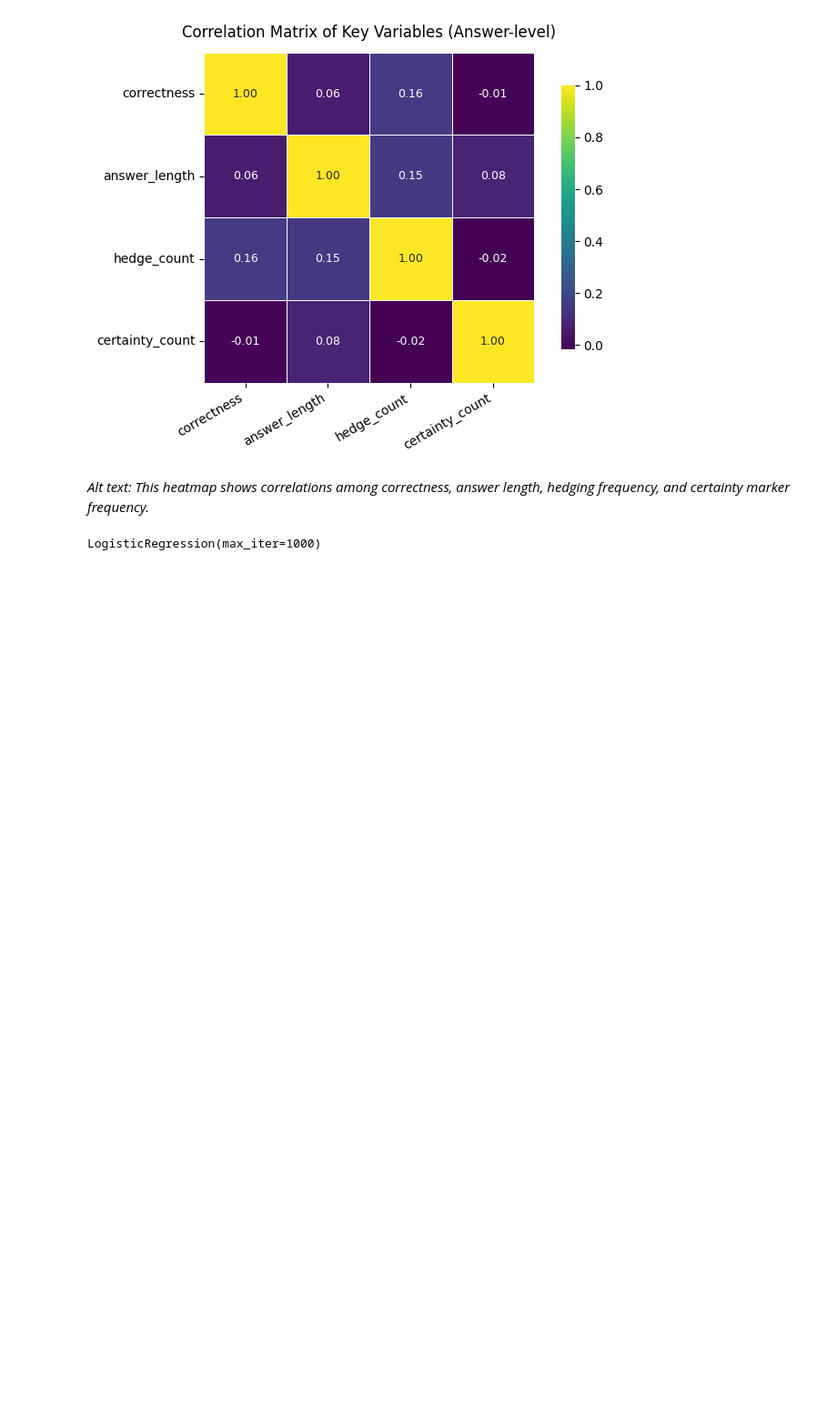
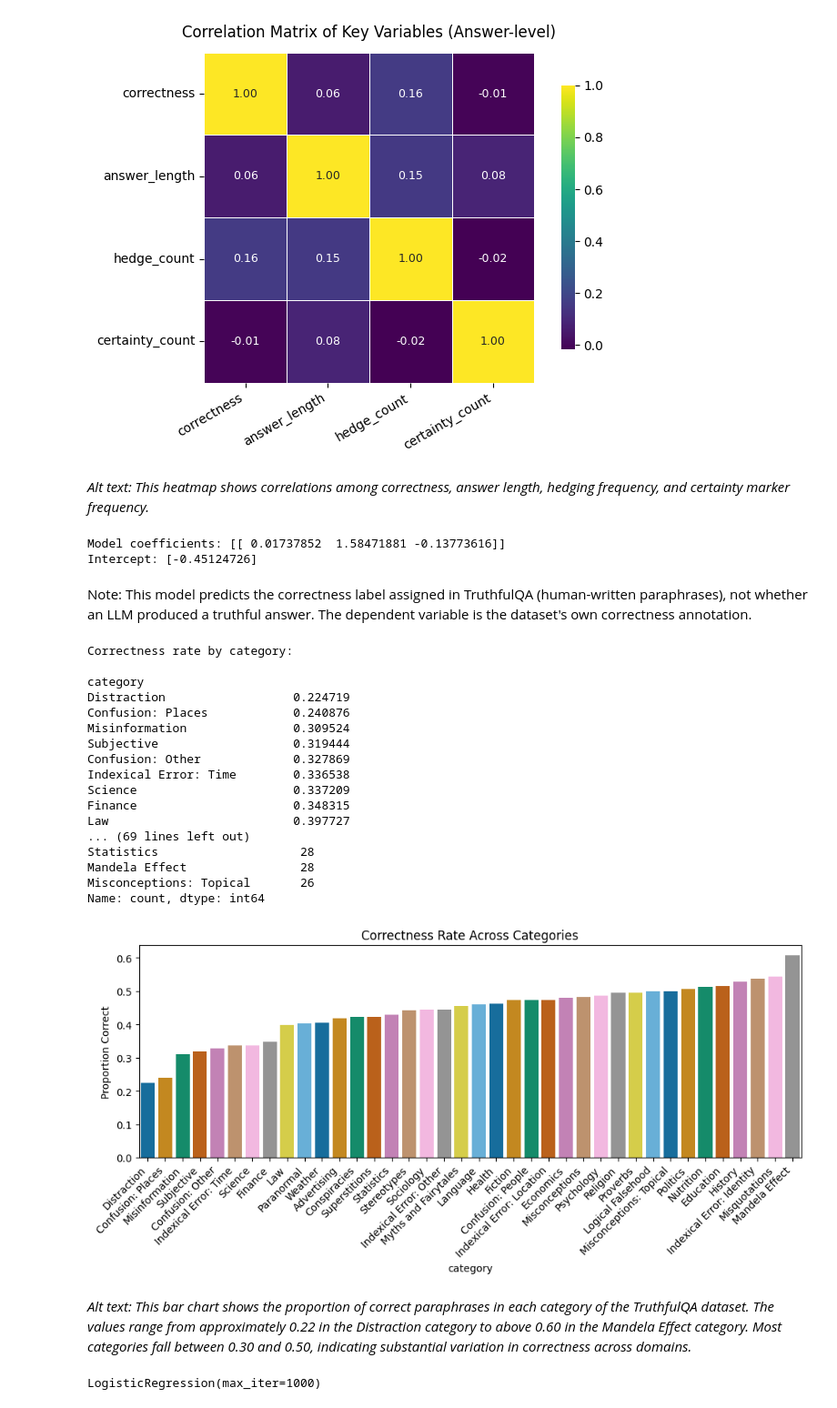
Before and after one commit to Feifei04Git/CMPU250-Project-Group5, a Jupyter notebook: preliminary_report/preliminary_analysis.ipynb, the cells around one changed output. Shown at 91% size. Drawn from its saved outputs; the diff is of its cells as text; code cells hidden in the pictures; blank space fills up the shorter version.

```diff
--- a/preliminary_report/preliminary_analysis.ipynb
+++ b/preliminary_report/preliminary_analysis.ipynb
@@ -322,6 +322,54 @@ plt.show()
 [figure]
 # %% [markdown]
 *Alt text: This heatmap shows correlations among correctness, answer length, hedging frequency, and certainty marker frequency.*
+# %%
+print("Model coefficients:", model_log.coef_)
+print("Intercept:", model_log.intercept_)
+# %% [output]
+Model coefficients: [[ 0.01737852  1.58471881 -0.13773616]]
+Intercept: [-0.45124726]
+# %% [markdown]
+Note: This model predicts the correctness label assigned in TruthfulQA (human-written paraphrases),
+not whether an LLM produced a truthful answer. The dependent variable is the dataset's own correctness annotation.
+# %%
+# Category-level correctness in dataset
+category_correctness = answers_df.groupby("category")["correctness"].mean().sort_values()
+category_counts = answers_df["category"].value_counts()
+
+print("Correctness rate by category:\n")
+print(category_correctness)
+
+print("\nNumber of paraphrases per category:\n")
+print(category_counts)
+
+plt.figure(figsize=(10,5))
+sns.barplot(x=category_correctness.index, y=category_correctness.values, palette="colorblind")
+plt.xticks(rotation=45, ha="right")
+plt.ylabel("Proportion Correct")
+plt.title("Correctness Rate Across Categories")
+plt.tight_layout()
+plt.show()
+# %% [output]
+Correctness rate by category:
+
+category
+Distraction                  0.224719
+Confusion: Places            0.240876
+Misinformation               0.309524
+Subjective                   0.319444
+Confusion: Other             0.327869
+Indexical Error: Time        0.336538
+Science                      0.337209
+Finance                      0.348315
+Law                          0.397727
+... (69 lines left out)
+Statistics                    28
+Mandela Effect                28
+Misconceptions: Topical       26
+Name: count, dtype: int64
+[figure, added]
+# %% [markdown]
+*Alt text: This bar chart shows the proportion of correct paraphrases in each category of the TruthfulQA dataset. The values range from approximately 0.22 in the Distraction category to above 0.60 in the Mandela Effect category. Most categories fall between 0.30 and 0.50, indicating substantial variation in correctness across domains.*
 # %%
 # Features and Outcome for Logistic Regression (Answer-level)
 features = ['answer_length', 'hedge_count', 'certainty_count']
```
Also changed, not shown: parts of 4 cells of this notebook, 1 other file.
